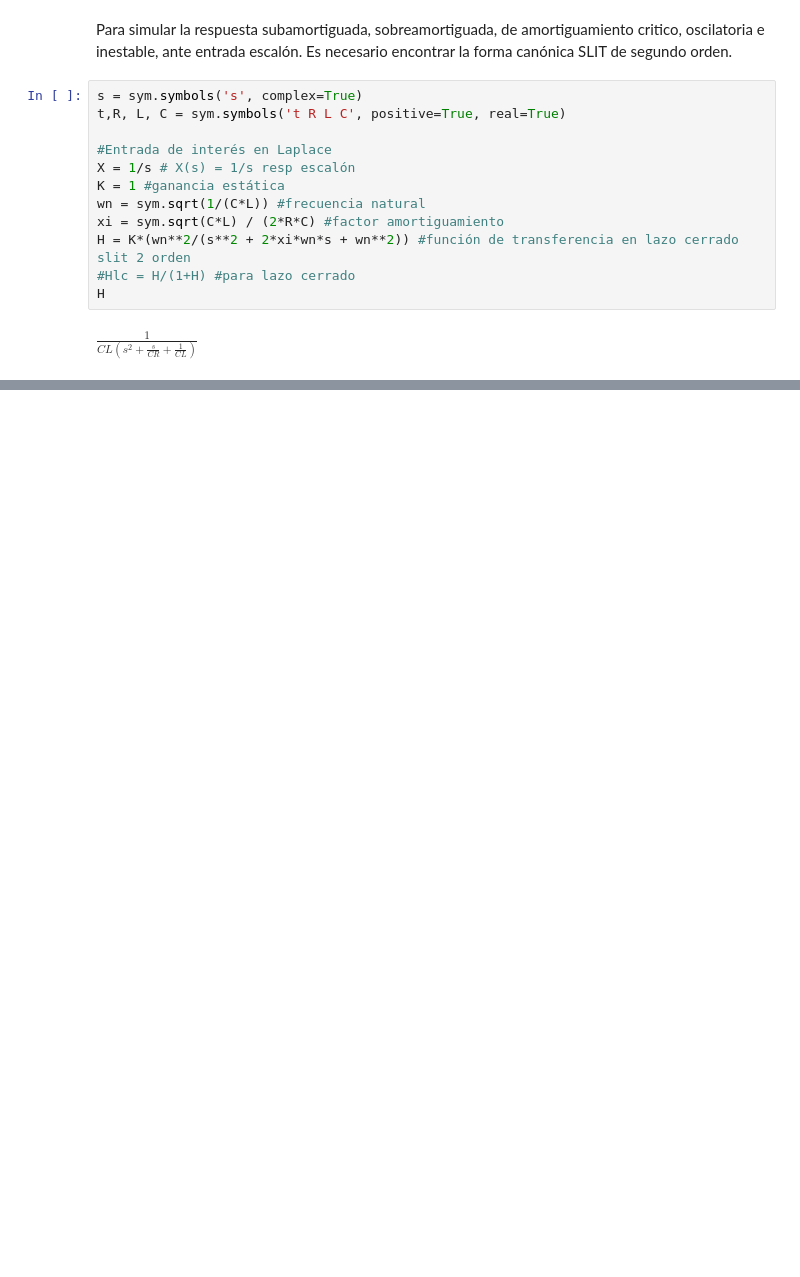
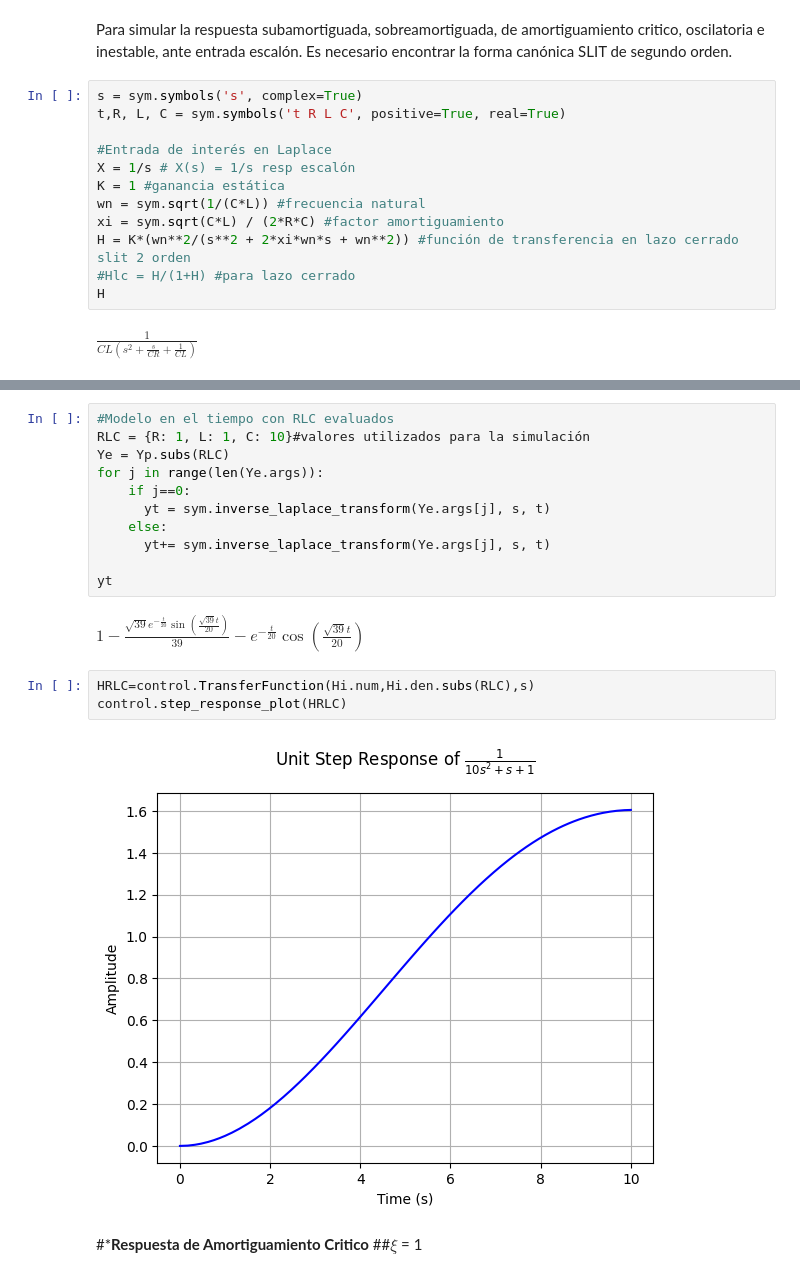
Before and after one commit to Julian27R/Trabajos, a Jupyter notebook: Ejercicios_simulación_SyS_nov_16-Laplace/Punto_4.ipynb, the cells around one changed output, grey strips where cells are left out. Drawn from its saved outputs; the diff is of its cells as text; blank space fills up the shorter version.

```diff
--- a/Ejercicios_simulación_SyS_nov_16-Laplace/Punto_4.ipynb
+++ b/Ejercicios_simulación_SyS_nov_16-Laplace/Punto_4.ipynb
@@ -93,0 +101,21 @@ $\displaystyle - \frac{1}{2}$
+# %%
+#Modelo en el tiempo con RLC evaluados
+RLC = {R: 1, L: 1, C: 10}#valores utilizados para la simulación
+Ye = Yp.subs(RLC)
+for j in range(len(Ye.args)):
+    if j==0:
+      yt = sym.inverse_laplace_transform(Ye.args[j], s, t)
+    else:
+      yt+= sym.inverse_laplace_transform(Ye.args[j], s, t)
+
+yt
+# %% [output]
+$\displaystyle 1 - \frac{\sqrt{39} e^{- \frac{t}{20}} \sin{\left(\frac{\sqrt{39} t}{20} \right)}}{39} - e^{- \frac{t}{20}} \cos{\left(\frac{\sqrt{39} t}{20} \right)}$
+# %%
+HRLC=control.TransferFunction(Hi.num,Hi.den.subs(RLC),s)
+control.step_response_plot(HRLC)
+# %% [output]
+[figure, added]
+# %% [markdown]
+#***Respuesta de Amortiguamiento Critico**
+##$\xi$ = 1
```
Also changed, not shown: parts of 21 cells of this notebook.
